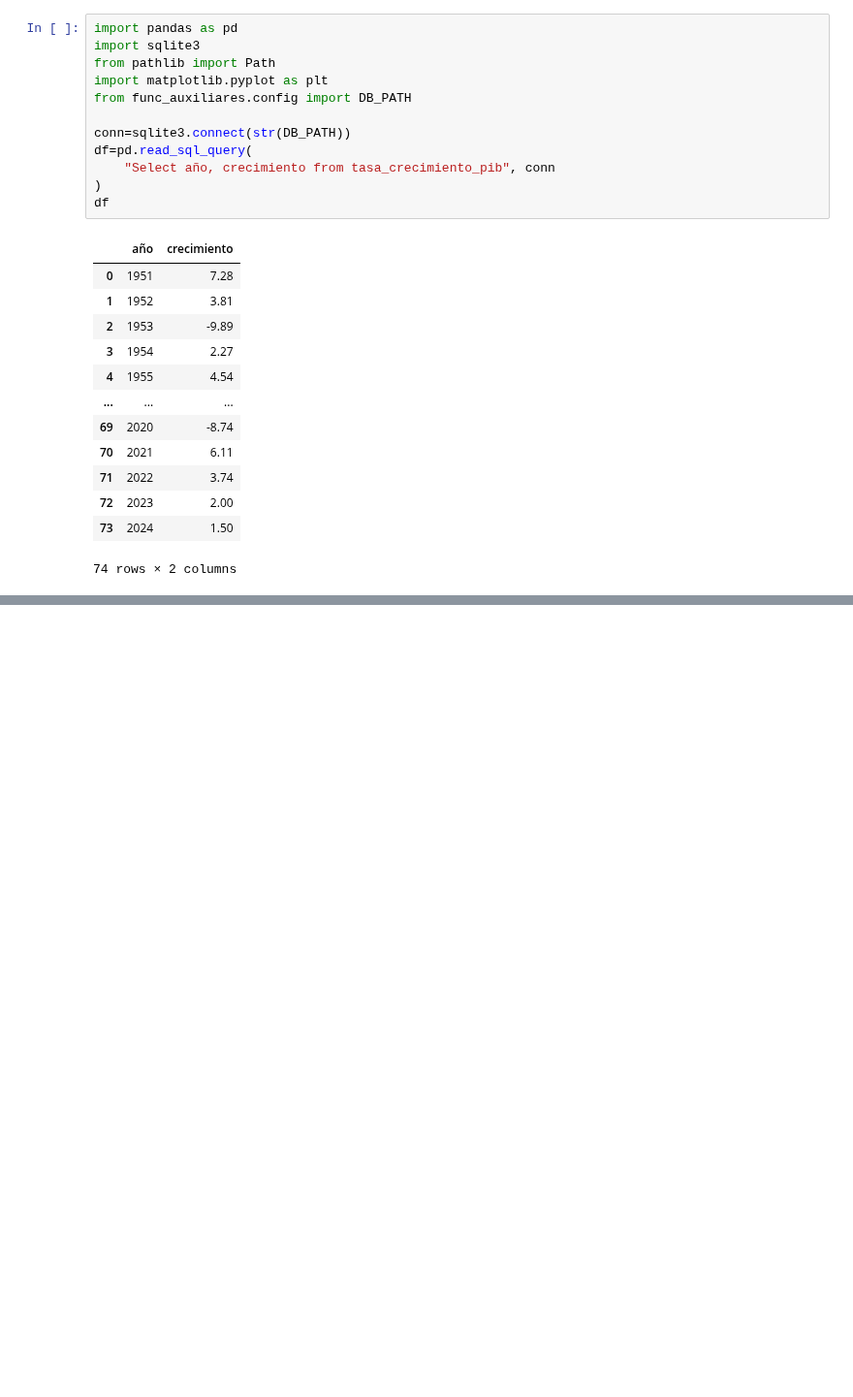
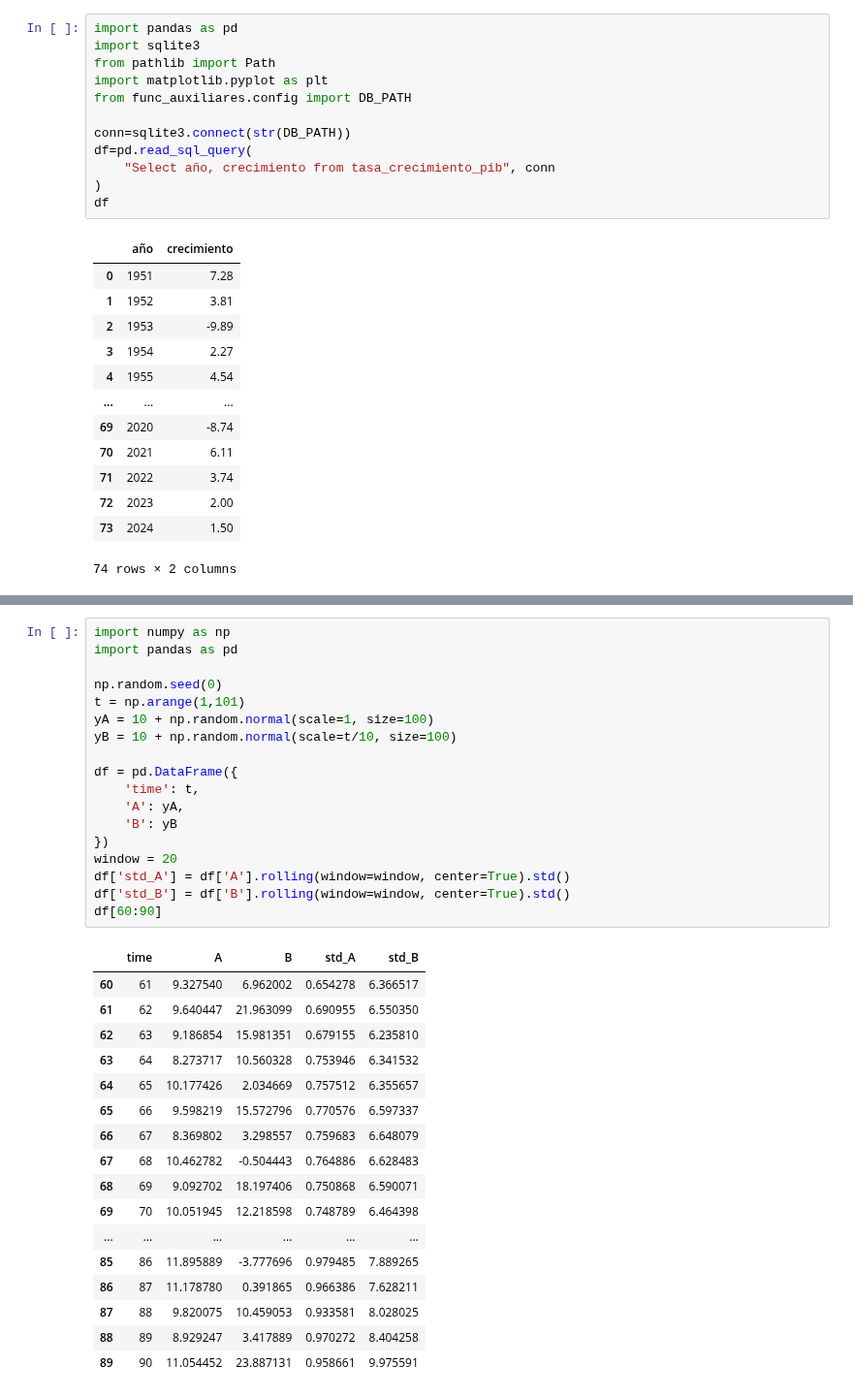
Before and after one commit to navi0369/proyectomacro, a Jupyter notebook: notebooks/analysis/analisis de varianza.ipynb, the cells around one changed output, grey strips where cells are left out. Shown at 97% size. Drawn from its saved outputs; the diff is of its cells as text; blank space fills up the shorter version.

```diff
--- a/notebooks/analysis/analisis de varianza.ipynb
+++ b/notebooks/analysis/analisis de varianza.ipynb
@@ -73,0 +85,36 @@ Correlación entre media y dispersión: -0.677
+# %%
+import numpy as np
+import pandas as pd
+
+np.random.seed(0)
+t = np.arange(1,101)
+yA = 10 + np.random.normal(scale=1, size=100)
+yB = 10 + np.random.normal(scale=t/10, size=100)
+
+df = pd.DataFrame({
+    'time': t,
+    'A': yA,
+    'B': yB
+})
+window = 20
+df['std_A'] = df['A'].rolling(window=window, center=True).std()
+df['std_B'] = df['B'].rolling(window=window, center=True).std()
+df[60:90]
+# %% [output]
+|  | time | A | B | std_A | std_B |
+| 60 | 61 | 9.327540 | 6.962002 | 0.654278 | 6.366517 |
+| 61 | 62 | 9.640447 | 21.963099 | 0.690955 | 6.550350 |
+| 62 | 63 | 9.186854 | 15.981351 | 0.679155 | 6.235810 |
+| 63 | 64 | 8.273717 | 10.560328 | 0.753946 | 6.341532 |
+| 64 | 65 | 10.177426 | 2.034669 | 0.757512 | 6.355657 |
+| 65 | 66 | 9.598219 | 15.572796 | 0.770576 | 6.597337 |
+| 66 | 67 | 8.369802 | 3.298557 | 0.759683 | 6.648079 |
+| 67 | 68 | 10.462782 | -0.504443 | 0.764886 | 6.628483 |
+| 68 | 69 | 9.092702 | 18.197406 | 0.750868 | 6.590071 |
+| 69 | 70 | 10.051945 | 12.218598 | 0.748789 | 6.464398 |
+| ... | ... | ... | ... | ... | ... |
+| 85 | 86 | 11.895889 | -3.777696 | 0.979485 | 7.889265 |
+| 86 | 87 | 11.178780 | 0.391865 | 0.966386 | 7.628211 |
+| 87 | 88 | 9.820075 | 10.459053 | 0.933581 | 8.028025 |
+| 88 | 89 | 8.929247 | 3.417889 | 0.970272 | 8.404258 |
+| 89 | 90 | 11.054452 | 23.887131 | 0.958661 | 9.975591 |
```
Also changed, not shown: parts of 2 cells of this notebook, 29 other files.
